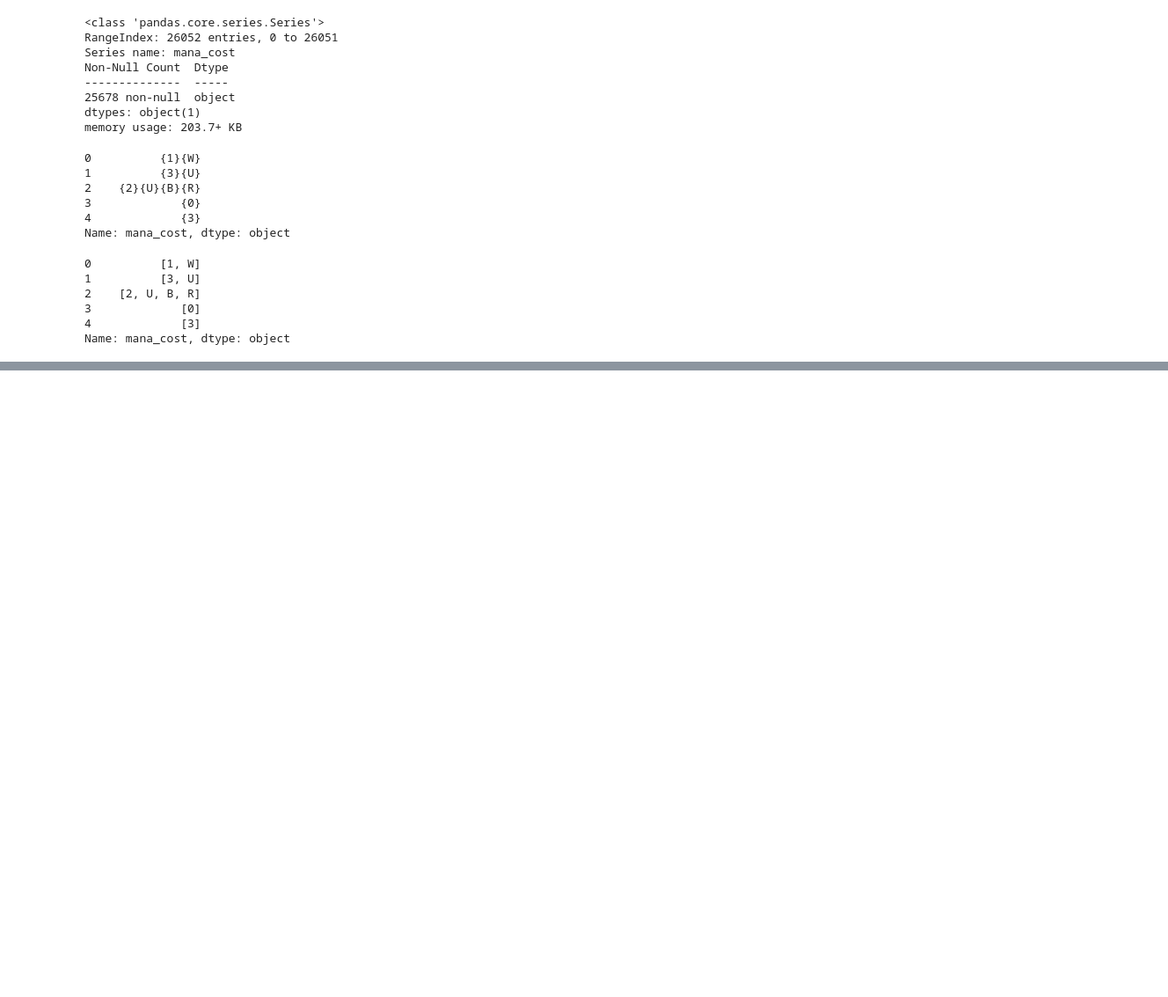
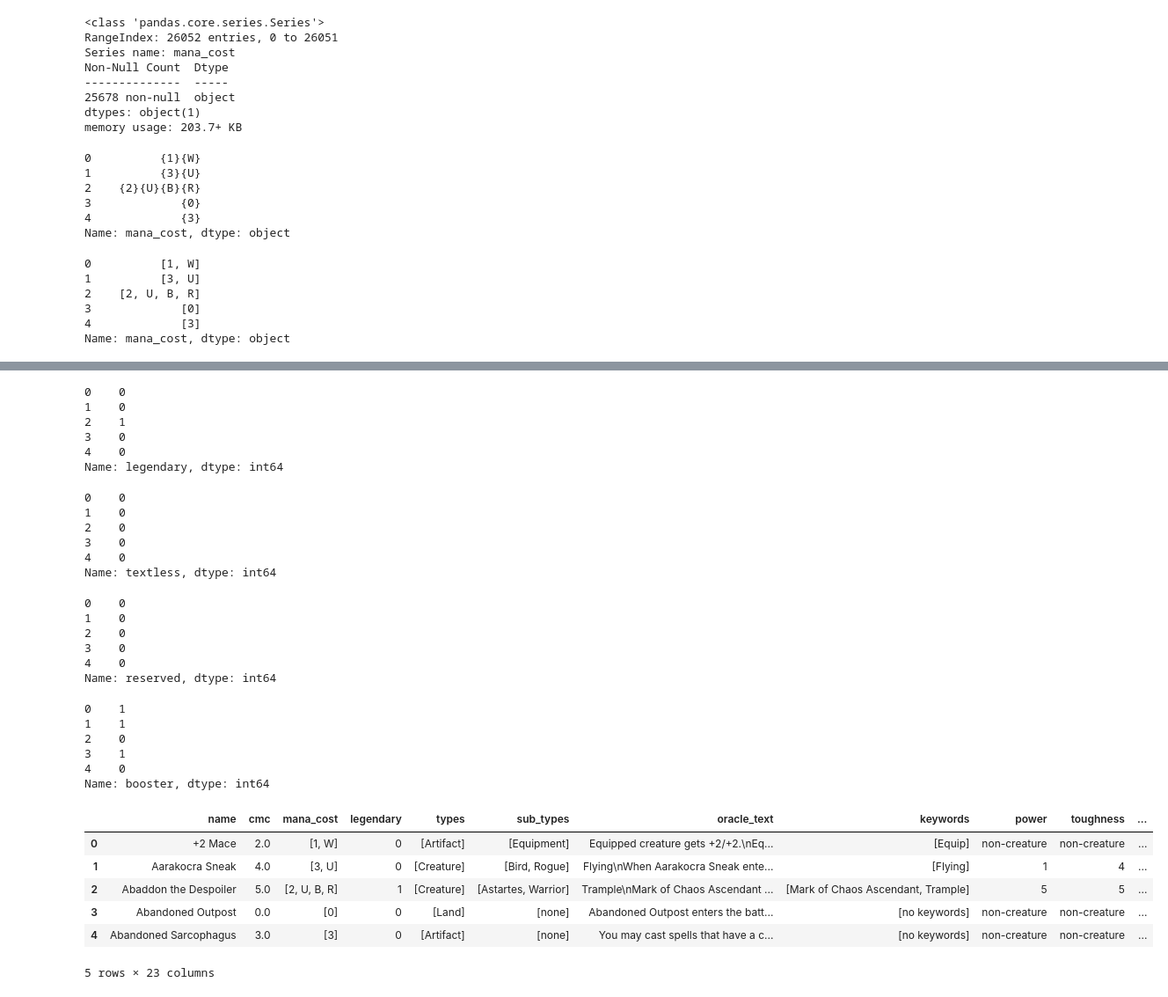
Before and after one commit to LouisHH0203/mtg_nlp_price_prediction, a Jupyter notebook: encode/test_encoding.ipynb, the cells around one changed output, grey strips where cells are left out. Shown at 88% size. Drawn from its saved outputs; the diff is of its cells as text; code cells hidden in the pictures; blank space fills up the shorter version.

```diff
--- a/encode/test_encoding.ipynb
+++ b/encode/test_encoding.ipynb
@@ -82,0 +132,54 @@ array(["['Artifact']", "['Creature']", "['Creature']", ...,
+# %%
+legend_binarizer = LabelBinarizer()
+df['legendary'] = legend_binarizer.fit_transform(df['legendary'])
+df['legendary'].head()
+# %% [output]
+0    0
+1    0
+2    1
+3    0
+4    0
+Name: legendary, dtype: int64
+# %%
+textless_binarizer = LabelBinarizer()
+df['textless'] = textless_binarizer.fit_transform(df['textless'])
+df['textless'].head()
+# %% [output]
+0    0
+1    0
+2    0
+3    0
+4    0
+Name: textless, dtype: int64
+# %%
+reserved_binarizer = LabelBinarizer()
+df['reserved'] = textless_binarizer.fit_transform(df['reserved'])
+df['reserved'].head()
+# %% [output]
+0    0
+1    0
+2    0
+3    0
+4    0
+Name: reserved, dtype: int64
+# %%
+booster_binarizer = LabelBinarizer()
+df['booster'] = textless_binarizer.fit_transform(df['booster'])
+df['booster'].head()
+# %% [output]
+0    1
+1    1
+2    0
+3    1
+4    0
+Name: booster, dtype: int64
+# %%
+df.head()
+# %% [output]
+|  | name | cmc | mana_cost | legendary | types | sub_types | oracle_text | keywords | power | toughness | ... |
+| 0 | +2 Mace | 2.0 | [1, W] | 0 | [Artifact] | [Equipment] | Equipped creature gets +2/+2.\nEq... | [Equip] | non-creature | non-creature | ... |
+| 1 | Aarakocra Sneak | 4.0 | [3, U] | 0 | [Creature] | [Bird, Rogue] | Flying\nWhen Aarakocra Sneak ente... | [Flying] | 1 | 4 | ... |
+| 2 | Abaddon the Despoiler | 5.0 | [2, U, B, R] | 1 | [Creature] | [Astartes, Warrior] | Trample\nMark of Chaos Ascendant ... | [Mark of Chaos Ascendant, Trample] | 5 | 5 | ... |
+| 3 | Abandoned Outpost | 0.0 | [0] | 0 | [Land] | [none] | Abandoned Outpost enters the batt... | [no keywords] | non-creature | non-creature | ... |
+| 4 | Abandoned Sarcophagus | 3.0 | [3] | 0 | [Artifact] | [none] | You may cast spells that have a c... | [no keywords] | non-creature | non-creature | ... |
+5 rows × 23 columns
```
Also changed, not shown: parts of 9 cells of this notebook.
